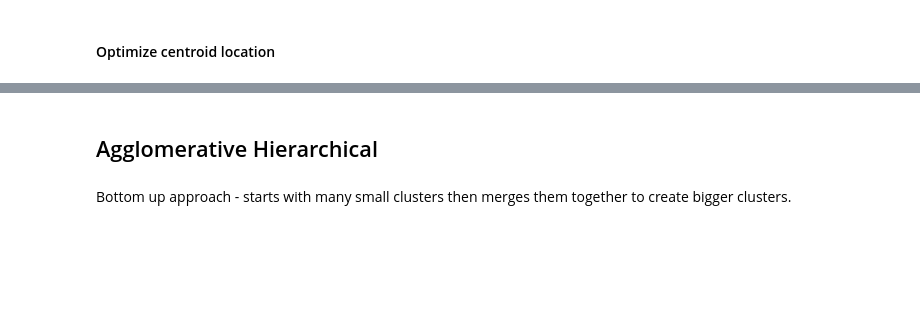
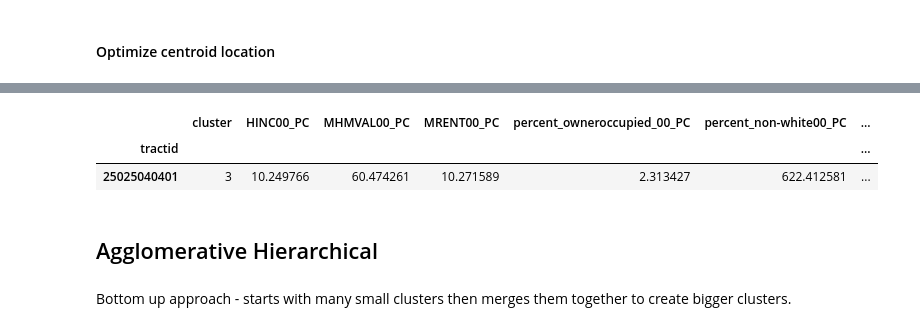
Before and after one commit to krbarounis/Predicting_Gentrification, a Jupyter notebook: Notebooks/Clustering.ipynb, the cells around one changed output, grey strips where cells are left out. Saved outputs shown, nothing was run; the diff lists cells and outputs as text; code cells hidden in the pictures; blank space fills up the shorter version.

```diff
--- a/Notebooks/Clustering.ipynb
+++ b/Notebooks/Clustering.ipynb
@@ -110,0 +118,16 @@ Silhouette score: 0.2077152428352701
+# %%
+# fit the model with the scaled dataframe
+model2 = helper.fit_k_means(6,df_subset_scaled)
+
+# create a new dataframe showing the clusters and scaled data
+cluster_df2 = helper.create_cluster_df(model2,df_subset_scaled)
+
+# observe the breakdown of clusters
+print("Distribution of clusters:")
+print(cluster_df2['cluster'].value_counts())
+
+print(f"Silhouette score: {silhouette_score(df_subset_scaled.values, cluster_df2['cluster'])}")
+
+      # looks like group 3 from k=4 gets split up into 3 individual clusters with k=6,
+      # however silhouette score doesn't change much
+      # perhaps 3 clusters works well, with 1 "overflow" cluster
@@ -124,0 +164,3 @@ data_sample.shape
+# %%
+from sklearn.cluster import KMeans
+best_cents = best_centroids(.3,42,4,3,10)
@@ -220,6 +283,12 @@ cluster_df2.set_index('tractid',inplace=True)
 # %%
 cluster_data_df = cluster_df2.merge(df_PC_subset_joined[['HINC00_PC','MHMVAL00_PC','MRENT00_PC','percent_owneroccupied_00_PC','percent_non-white00_PC',
                              'percent_4yrcollege_degree_ormore_PC']],how='outer',on='tractid')
+# %%
+cluster_data_df[cluster_data_df['cluster']==3]
+# %% [output]
+|  | cluster | HINC00_PC | MHMVAL00_PC | MRENT00_PC | percent_owneroccupied_00_PC | percent_non-white00_PC | ... |
+| tractid |  |  |  |  |  |  | ... |
+| 25025040401 | 3 | 10.249766 | 60.474261 | 10.271589 | 2.313427 | 622.412581 | ... |
 # %% [markdown]
 ## Agglomerative Hierarchical
 # %% [markdown]
```
Also changed, not shown: parts of 33 cells of this notebook, 10 other files.
